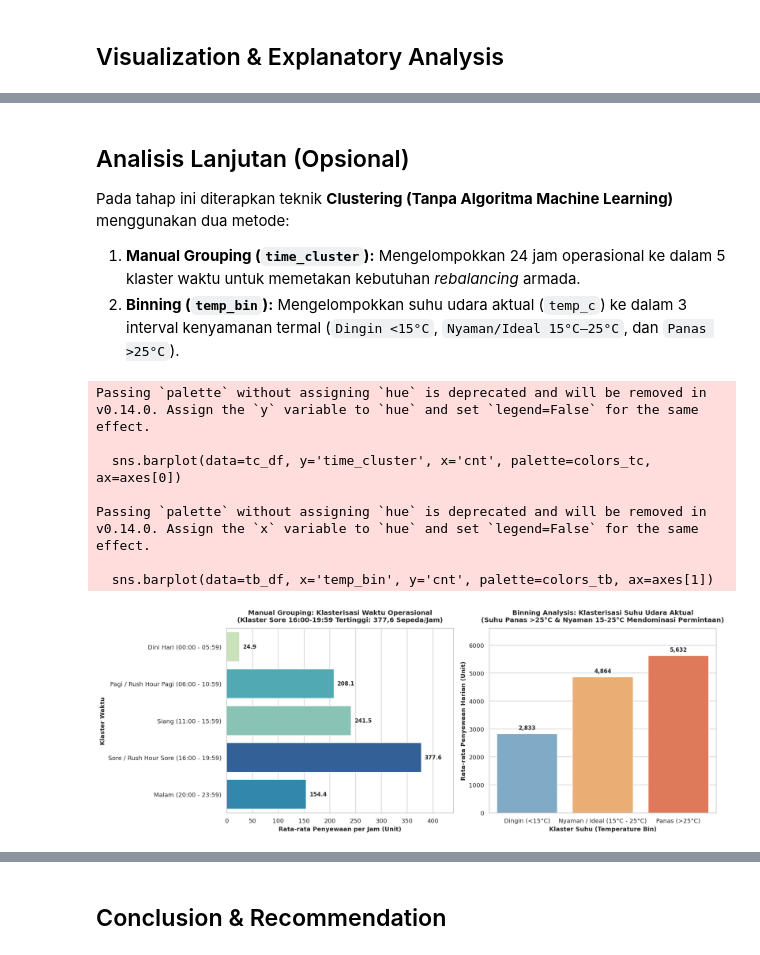
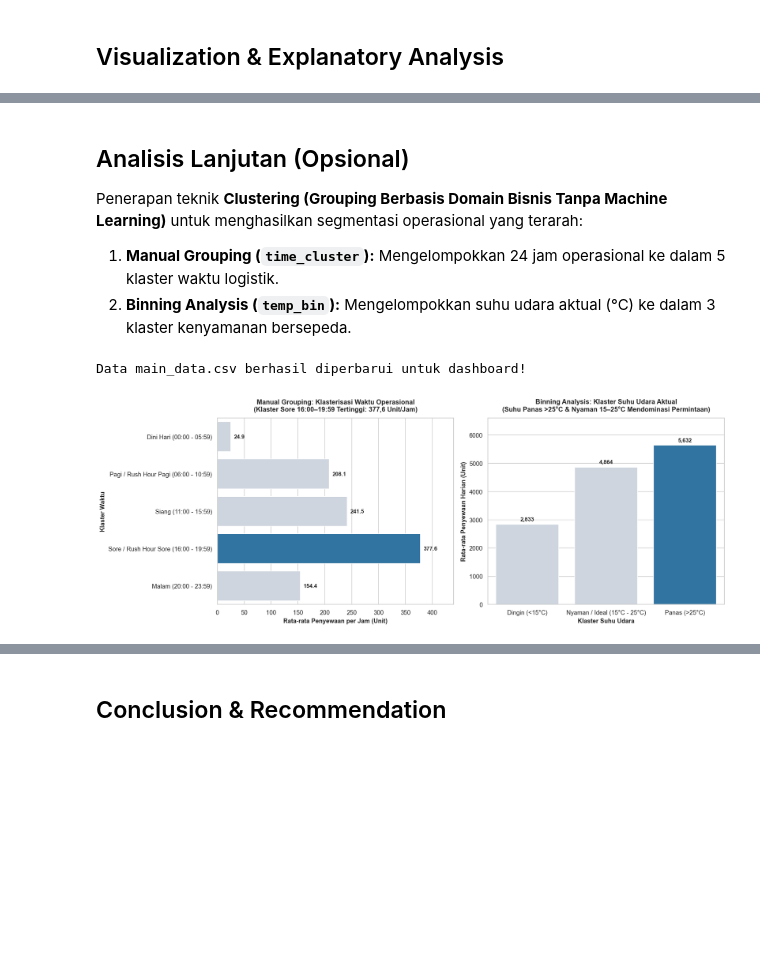
Before and after one commit to rlfian/Dicoding-data-analysis-project, a Jupyter notebook: submission/notebook.ipynb, the cells around one changed output, grey strips where cells are left out. Saved outputs shown, nothing was run; the diff lists cells and outputs as text; code cells hidden in the pictures; blank space fills up the shorter version.

Commit message:
fix(submission): address reviewer feedback on SMART questions, EDA order, and dashboard UX

```diff
--- a/submission/notebook.ipynb
+++ b/submission/notebook.ipynb
@@ -280,28 +388,30 @@ Passing `palette` without assigning `hue` is deprecated and will be removed in v
 # %%
 fig, axes = plt.subplots(1, 2, figsize=(16, 6))
 
+# 1. Line Plot Tren Jam Sibuk (Bimodal vs Unimodal)
 sns.lineplot(
     data=hourly_summary, x='hr', y='cnt', hue='day_type',
     palette={'Hari Kerja': '#1f77b4', 'Akhir Pekan / Libur': '#ff7f0e'},
     marker='o', linewidth=2.5, ax=axes[0]
 )
-axes[0].set_title('Pola Jam Sibuk (Peak Hours): Hari Kerja vs Akhir Pekan/Libur\n(Bimodal Komuter 08:00 & 17:00 vs Unimodal Rekreasi 12:00-16:00)', fontsize=12, fontweight='bold', pad=12)
+axes[0].set_title('Pola Jam Sibuk (Peak Hours): Hari Kerja vs Akhir Pekan/Libur\n(Pola Bimodal Komuter 08:00 & 17:00 vs Unimodal Rekreasi 12:00–16:00)', fontsize=12, fontweight='bold', pad=12)
 axes[0].set_xlabel('Jam Operasional (00:00 - 23:00)', fontsize=11, fontweight='bold')
 axes[0].set_ylabel('Rata-rata Penyewaan per Jam (Unit)', fontsize=11, fontweight='bold')
 axes[0].set_xticks(range(0, 24, 2))
 axes[0].set_ylim(0, 620)
-axes[0].annotate('Puncak Pagi (08:00)\n477,0 sepeda/jam', xy=(8, 477), xytext=(2.2, 515),
+axes[0].annotate('Puncak Pagi (08:00)\n477,0 unit/jam', xy=(8, 477), xytext=(2.2, 515),
                  arrowprops=dict(arrowstyle='->', color='#1f77b4', lw=1.5), fontweight='bold', color='#1f77b4', fontsize=9.5)
-axes[0].annotate('Puncak Sore (17:00)\n525,3 sepeda/jam', xy=(17, 525.3), xytext=(11.0, 545),
+axes[0].annotate('Puncak Sore (17:00)\n525,3 unit/jam', xy=(17, 525.3), xytext=(11.0, 545),
                  arrowprops=dict(arrowstyle='->', color='#1f77b4', lw=1.5), fontweight='bold', color='#1f77b4', fontsize=9.5)
-axes[0].annotate('Puncak Libur (13:00)\n372,7 sepeda/jam', xy=(13, 372.7), xytext=(13.8, 430),
+axes[0].annotate('Puncak Libur (13:00)\n372,7 unit/jam', xy=(13, 372.7), xytext=(13.8, 430),
                  arrowprops=dict(arrowstyle='->', color='#ff7f0e', lw=1.5), fontweight='bold', color='#ff7f0e', fontsize=9.5)
-axes[0].legend(title='Tipe Hari', frameon=True)
+axes[0].legend(title='Kategori Hari', frameon=True)
 
+# 2. Bar Chart Perbandingan Segmen Pengguna
 seg_day = day_clean.groupby('day_type')[['registered', 'casual']].mean().reset_index()
 seg_melted = seg_day.melt(id_vars='day_type', value_vars=['registered', 'casual'], var_name='Tipe Pengguna', value_name='Rata-rata Harian')
 sns.barplot(data=seg_melted, x='day_type', y='Rata-rata Harian', hue='Tipe Pengguna', palette={'registered': '#1f77b4', 'casual': '#ff7f0e'}, ax=axes[1])
-axes[1].set_title('Perbandingan Segmen Pengguna: Registered vs Casual\n(Pengguna Casual Melonjak 126,05% pada Akhir Pekan/Libur)', fontsize=12, fontweight='bold', pad=12)
+axes[1].set_title('Perbandingan Segmen Pengguna: Registered vs Casual\n(Pengguna Casual Melonjak +126,05% pada Akhir Pekan / Libur)', fontsize=12, fontweight='bold', pad=12)
 axes[1].set_xlabel('Kategori Hari', fontsize=11, fontweight='bold')
 axes[1].set_ylabel('Rata-rata Penyewaan Harian (Unit)', fontsize=11, fontweight='bold')
 axes[1].set_ylim(0, 4600)
@@ -310,6 +420,7 @@ for p in axes[1].patches:
     if height > 0:
         axes[1].annotate(f'{height:,.0f}', (p.get_x() + p.get_width() / 2., height),
                          ha='center', va='bottom', fontsize=10, fontweight='bold', xytext=(0, 5), textcoords='offset points')
+axes[1].legend(title='Segmen Pengguna', frameon=True)
 
 plt.tight_layout()
 plt.show()
@@ -322,8 +449,8 @@ plt.show()
 # %% [markdown]
 ## Analisis Lanjutan (Opsional)
-Pada tahap ini diterapkan teknik **Clustering (Tanpa Algoritma Machine Learning)** menggunakan dua metode:
-1. **Manual Grouping (`time_cluster`):** Mengelompokkan 24 jam operasional ke dalam 5 klaster waktu untuk memetakan kebutuhan *rebalancing* armada.
-2. **Binning (`temp_bin`):** Mengelompokkan suhu udara aktual (`temp_c`) ke dalam 3 interval kenyamanan termal (`Dingin <15°C`, `Nyaman/Ideal 15°C–25°C`, dan `Panas >25°C`).
+Penerapan teknik **Clustering (Grouping Berbasis Domain Bisnis Tanpa Machine Learning)** untuk menghasilkan segmentasi operasional yang terarah:
+1. **Manual Grouping (`time_cluster`):** Mengelompokkan 24 jam operasional ke dalam 5 klaster waktu logistik.
+2. **Binning Analysis (`temp_bin`):** Mengelompokkan suhu udara aktual (°C) ke dalam 3 klaster kenyamanan bersepeda.
 # %%
 def categorize_time_of_day(hr):
     if 0 <= hr <= 5:
@@ -349,45 +476,45 @@ time_order = [
 day_clean['temp_bin'] = pd.cut(
     day_clean['temp_c'],
     bins=[0, 15, 25, 41],
     labels=['Dingin (<15°C)', 'Nyaman / Ideal (15°C - 25°C)', 'Panas (>25°C)']
 )
 
 fig, axes = plt.subplots(1, 2, figsize=(16, 6))
 
+# 1. Bar Chart Klaster Waktu (Highlighting klaster tertinggi)
 tc_df = hour_clean.groupby('time_cluster')['cnt'].mean().reindex(time_order).reset_index()
-colors_tc = ['#c7e9b4', '#41b6c4', '#7fcdbb', '#225ea8', '#1d91c0']
-sns.barplot(data=tc_df, y='time_cluster', x='cnt', palette=colors_tc, ax=axes[0])
-axes[0].set_title('Manual Grouping: Klasterisasi Waktu Operasional\n(Klaster Sore 16:00-19:59 Tertinggi: 377,6 Sepeda/Jam)', fontsize=12, fontweight='bold', pad=12)
+colors_tc = ['#1f77b4' if v == tc_df['cnt'].max() else '#CBD5E1' for v in tc_df['cnt']]
+
+sns.barplot(data=tc_df, y='time_cluster', x='cnt', hue='time_cluster', palette=colors_tc, legend=False, ax=axes[0])
+axes[0].set_title('Manual Grouping: Klasterisasi Waktu Operasional\n(Klaster Sore 16:00–19:59 Tertinggi: 377,6 Unit/Jam)', fontsize=12, fontweight='bold', pad=12)
 axes[0].set_xlabel('Rata-rata Penyewaan per Jam (Unit)', fontsize=11, fontweight='bold')
 axes[0].set_ylabel('Klaster Waktu', fontsize=11, fontweight='bold')
 axes[0].set_xlim(0, 440)
 for p in axes[0].patches:
     width = p.get_width()
     axes[0].annotate(f'{width:,.1f}', (width, p.get_y() + p.get_height() / 2.),
                      ha='left', va='center', fontsize=10, fontweight='bold', xytext=(6, 0), textcoords='offset points')
 
+# 2. Bar Chart Klaster Suhu (Highlighting klaster tertinggi)
 tb_df = day_clean.groupby('temp_bin', observed=False)['cnt'].mean().reset_index()
-colors_tb = ['#74add1', '#fdae61', '#f46d43']
-sns.barplot(data=tb_df, x='temp_bin', y='cnt', palette=colors_tb, ax=axes[1])
-axes[1].set_title('Binning Analysis: Klasterisasi Suhu Udara Aktual\n(Suhu Panas >25°C & Nyaman 15-25°C Mendominasi Permintaan)', fontsize=12, fontweight='bold', pad=12)
-axes[1].set_xlabel('Klaster Suhu (Temperature Bin)', fontsize=11, fontweight='bold')
+colors_tb = ['#1f77b4' if v == tb_df['cnt'].max() else '#CBD5E1' for v in tb_df['cnt']]
+
+sns.barplot(data=tb_df, x='temp_bin', y='cnt', hue='temp_bin', palette=colors_tb, legend=False, ax=axes[1])
+axes[1].set_title('Binning Analysis: Klaster Suhu Udara Aktual\n(Suhu Panas >25°C & Nyaman 15–25°C Mendominasi Permintaan)', fontsize=12, fontweight='bold', pad=12)
+axes[1].set_xlabel('Klaster Suhu Udara', fontsize=11, fontweight='bold')
 axes[1].set_ylabel('Rata-rata Penyewaan Harian (Unit)', fontsize=11, fontweight='bold')
 axes[1].set_ylim(0, 6600)
 for p in axes[1].patches:
     height = p.get_height()
     axes[1].annotate(f'{height:,.0f}', (p.get_x() + p.get_width() / 2., height),
                      ha='center', va='bottom', fontsize=10, fontweight='bold', xytext=(0, 5), textcoords='offset points')
 
 plt.tight_layout()
 plt.show()
 
+# Export data terbersih untuk dashboard Streamlit
 hour_clean.to_csv("dashboard/main_data.csv", index=False)
+print("Data main_data.csv berhasil diperbarui untuk dashboard!")
 # %% [output]
-Passing `palette` without assigning `hue` is deprecated and will be removed in v0.14.0. Assign the `y` variable to `hue` and set `legend=False` for the same effect.
-
-  sns.barplot(data=tc_df, y='time_cluster', x='cnt', palette=colors_tc, ax=axes[0])
-
-Passing `palette` without assigning `hue` is deprecated and will be removed in v0.14.0. Assign the `x` variable to `hue` and set `legend=False` for the same effect.
-
-  sns.barplot(data=tb_df, x='temp_bin', y='cnt', palette=colors_tb, ax=axes[1])
+Data main_data.csv berhasil diperbarui untuk dashboard!
-[figure, old version]
+[figure, new version]
```
Also changed, not shown: parts of 46 cells of this notebook, 4 other files.
